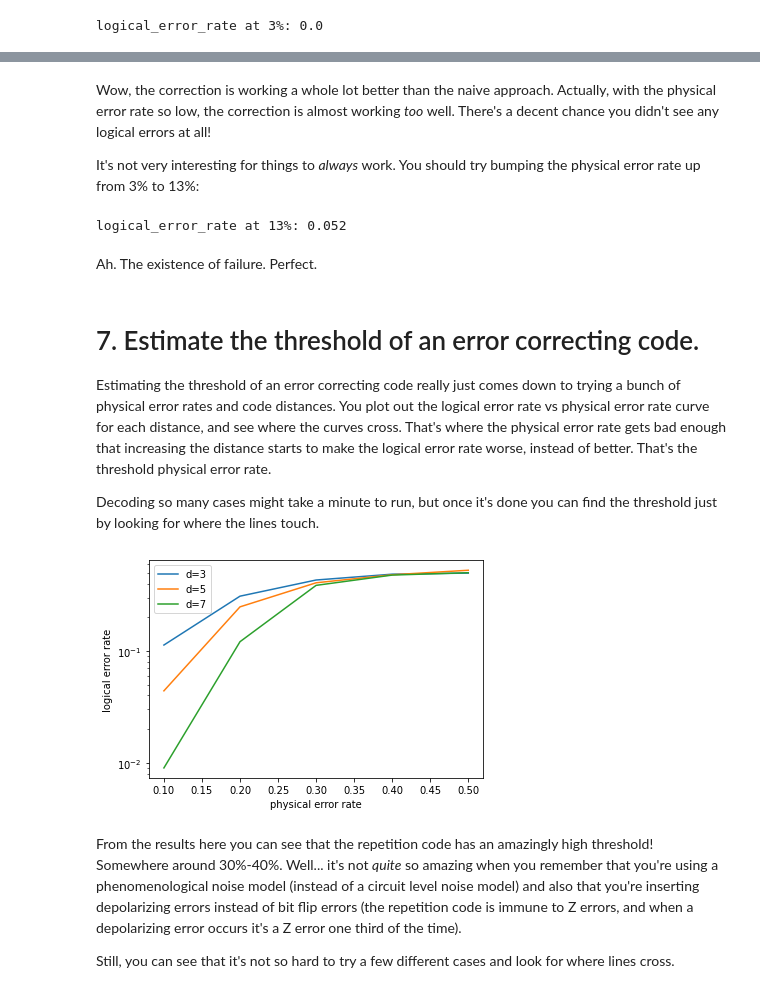
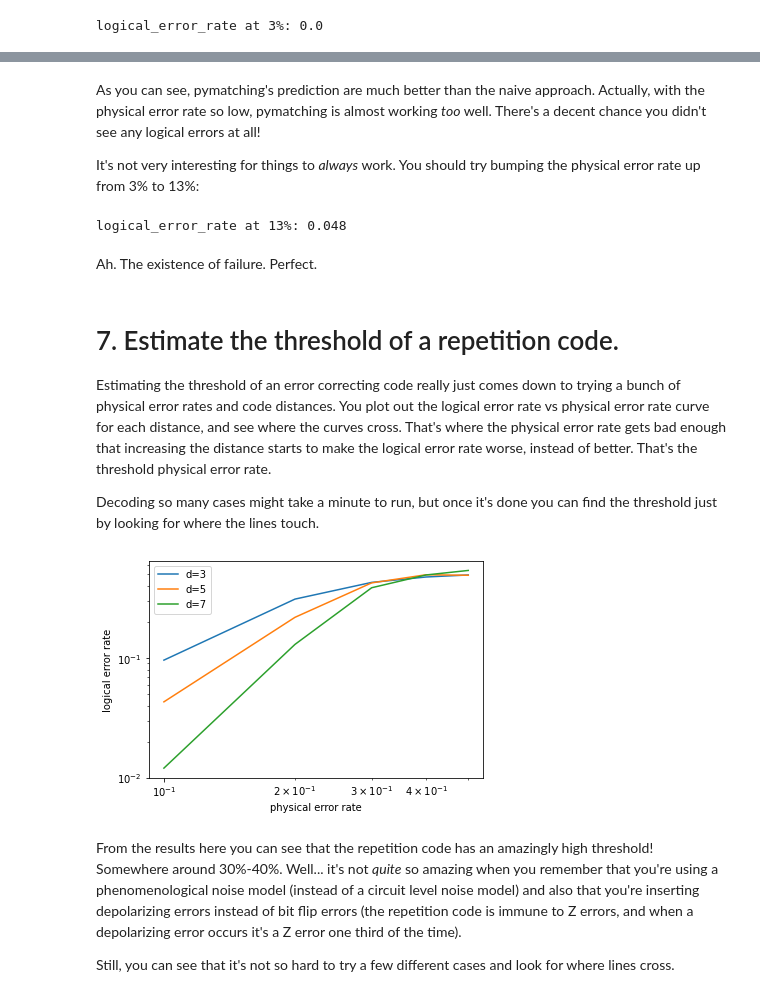
Before and after one commit to quantumlib/Stim, a Jupyter notebook: doc/getting_started.ipynb, the cells around one changed output, grey strips where cells are left out. Cells and saved outputs as stored; diff of their text form; code cells hidden in the pictures.

```diff
--- a/doc/getting_started.ipynb
+++ b/doc/getting_started.ipynb
@@ -501,13 +383,27 @@ You can write a method for doing this to an arbitrary circuit:
 # %%
 def count_logical_errors(circuit: stim.Circuit, num_shots: int) -> int:
+    num_detectors = circuit.num_detectors
+    num_observables = circuit.num_observables
+
+    # Sample the circuit.
     shots = circuit.compile_detector_sampler().sample(num_shots, append_observables=True)
+    detection_event_data = shots[:, :num_detectors]
+    observable_data = shots[:, -num_observables:]
 
-    detector_parts = shots[:, :circuit.num_detectors]
-    actual_observable_parts = shots[:, circuit.num_detectors:]
-    predicted_observable_parts = predict_observable_errors_using_pymatching(circuit, detector_parts)
+    # Extract decoder configuration data from the circuit.
+    detector_error_model = circuit.detector_error_model(decompose_errors=True)
 
+    # Run the decoder.
+    packed_predictions = sinter.predict_observables_bit_packed(
+        dem=detector_error_model,
+        dets_bit_packed=np.packbits(detection_event_data, axis=1, bitorder='little'),
+        decoder='pymatching',
+    )
+    predictions = np.unpackbits(packed_predictions, count=num_observables, axis=1, bitorder='little')
+
+    # Count the mistakes.
     num_errors = 0
-    for actual, predicted in zip(actual_observable_parts, predicted_observable_parts):
+    for actual, predicted in zip(observable_data, predictions):
         if not np.array_equal(actual, predicted):
             num_errors += 1
     return num_errors
@@ -530,6 +426,6 @@ naive logical error rate at 3%: 0.494
 # %% [markdown]
-Wow, the correction is working a whole lot better than the naive approach.
-Actually, with the physical error rate so low, the correction is almost working *too* well.
+As you can see, pymatching's prediction are much better than the naive approach.
+Actually, with the physical error rate so low, pymatching is almost working *too* well.
 There's a decent chance you didn't see any logical errors at all!
 
 It's not very interesting for things to *always* work.
@@ -544,11 +440,11 @@ num_shots = 1000
 num_logical_errors = count_logical_errors(circuit, num_shots)
 print("logical_error_rate at 13%:", num_logical_errors / num_shots)
 # %% [output]
-logical_error_rate at 13%: 0.052
+logical_error_rate at 13%: 0.048
 # %% [markdown]
 Ah. The existence of failure. Perfect.
 # %% [markdown]
-# 7. Estimate the threshold of an error correcting code.
+# 7. Estimate the threshold of a repetition code.
 
 Estimating the threshold of an error correcting code really just comes down to trying a bunch of physical error rates and code distances.
 You plot out the logical error rate vs physical error rate curve for each distance, and see where the curves cross.
@@ -559,26 +455,27 @@ Decoding so many cases might take a minute to run, but once it's done you can fi
 # %%
 import matplotlib.pyplot as plt
 
 num_shots = 1000
 for d in [3, 5, 7]:
     xs = []
     ys = []
     for noise in [0.1, 0.2, 0.3, 0.4, 0.5]:
         circuit = stim.Circuit.generated(
             "repetition_code:memory",
             rounds=d * 3,
             distance=d,
             before_round_data_depolarization=noise)
+        num_errors_sampled = count_logical_errors(circuit, num_shots)
         xs.append(noise)
-        ys.append(count_logical_errors(circuit, num_shots) / num_shots)
+        ys.append(num_errors_sampled / num_shots)
     plt.plot(xs, ys, label="d=" + str(d))
-plt.semilogy()
+plt.loglog()
 plt.xlabel("physical error rate")
 plt.ylabel("logical error rate")
 plt.legend()
 plt.show()
 # %% [output]
-[figure, old version]
+[figure, new version]
 # %% [markdown]
 From the results here you can see that the repetition code has an amazingly high threshold! Somewhere around 30%-40%. Well... it's not *quite* so amazing when you remember that you're using a phenomenological noise model (instead of a circuit level noise model) and also that you're inserting depolarizing errors instead of bit flip errors (the repetition code is immune to Z errors, and when a depolarizing error occurs it's a Z error one third of the time).
 
```
Also changed, not shown: parts of 46 cells of this notebook, 35 other files.
